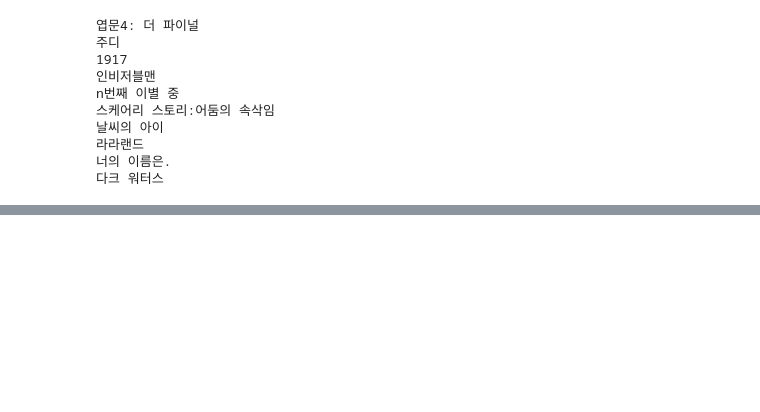
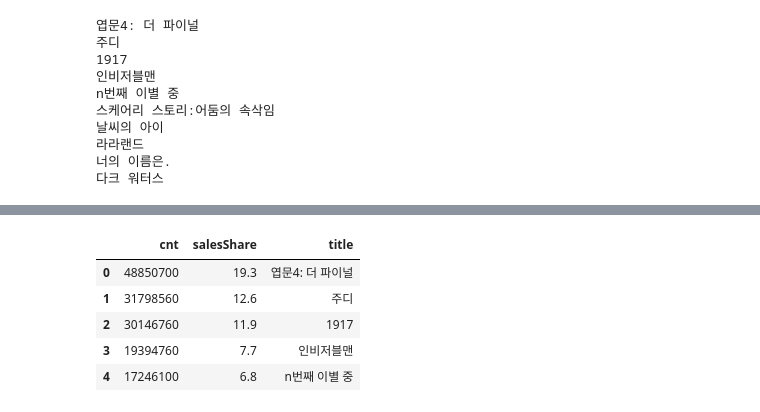
Before and after one commit to iceman67/DataAnalysis, a Jupyter notebook: kobis boxoffices.ipynb, the cells around one changed output, grey strips where cells are left out. Drawn from its saved outputs; the diff is of its cells as text; code cells hidden in the pictures; blank space fills up the shorter version.

```diff
--- a/kobis boxoffices.ipynb
+++ b/kobis boxoffices.ipynb
@@ -33,0 +77,9 @@ n번째 이별 중
+# %%
+movieDF.head()
+# %% [output]
+|  | cnt | salesShare | title |
+| 0 | 48850700 | 19.3 | 엽문4: 더 파이널 |
+| 1 | 31798560 | 12.6 | 주디 |
+| 2 | 30146760 | 11.9 | 1917 |
+| 3 | 19394760 | 7.7 | 인비저블맨 |
+| 4 | 17246100 | 6.8 | n번째 이별 중 |
```
Also changed, not shown: parts of 15 cells of this notebook, 2 other files.
